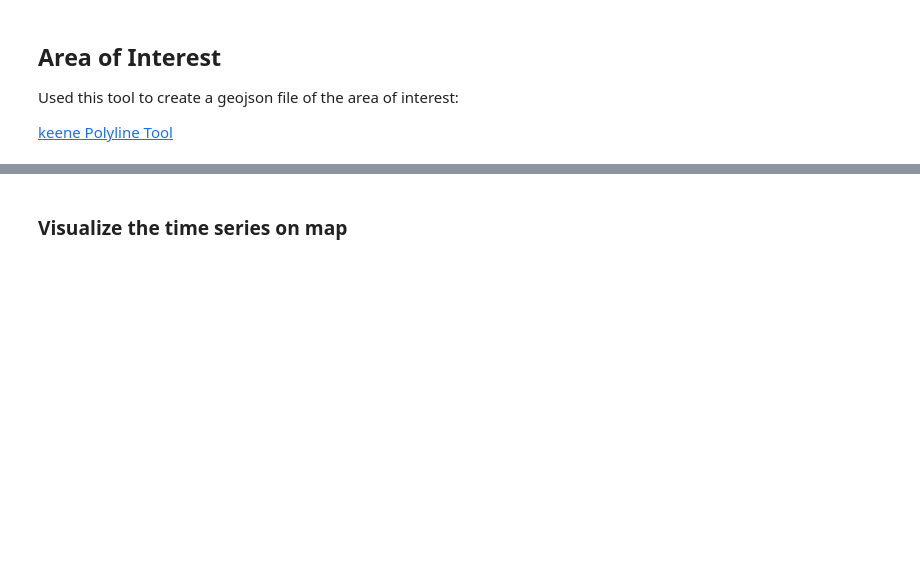
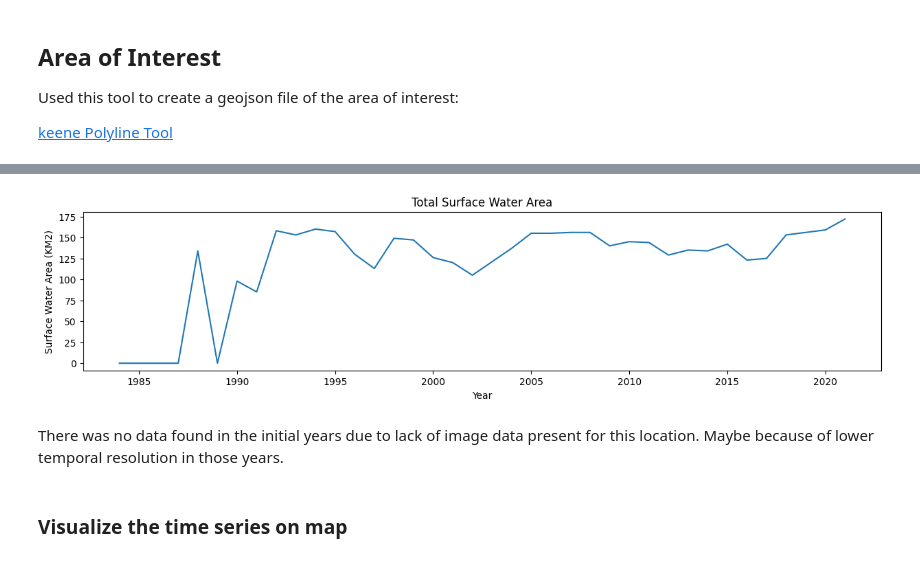
Before and after one commit to kavyajeetbora/monitoring_water_surface_area, a Jupyter notebook: notebooks/monitoring_inland_water_area_v2.ipynb, the cells around one changed output, grey strips where cells are left out. Saved outputs shown, nothing was run; the diff lists cells and outputs as text; code cells hidden in the pictures; blank space fills up the shorter version.

Commit message:
Add - timeseries for total surface water area

```diff
--- a/notebooks/monitoring_inland_water_area_v2.ipynb
+++ b/notebooks/monitoring_inland_water_area_v2.ipynb
@@ -188,5 +53,0 @@ agg_lc.size()
-# %%
-threshold=0
-agg_lc_area = agg_lc.map(lambda x: calculate_surface_water_area(x, geometry, threshold))
-xs,ys = extract_time_series(agg_lc_area)
-fig = plot_time_series(xs,ys)
@@ -194,0 +99,5 @@ fig = plot_time_series(xs,ys)
+# %%
+image_collection = ee.ImageCollection("JRC/GSW1_4/YearlyHistory")\
+.filter(ee.Filter.bounds(geometry))
+
+areaImages = image_collection.map(getWaterSurfaceArea)
@@ -195,3 +108,40 @@ fig = plot_time_series(xs,ys)
+# %%
+def extract_time_series(image_collection, stat='area_km2'):
+    '''
+    Extract timeseries values, the average values and the time
+    here time will be converted to python datetime object
+    It will set as none where average value is not found
+    '''
+
+    image_list = image_collection.getInfo()['features']
+    properties = [img['properties'] for img in image_list]
+
+    xs, ys = [], []
+    for prop in properties:
+        x,y = prop['year'], prop[stat]
+        xs.append(x), ys.append(y)
+
+    return xs, ys
+
+def plot_time_series(x,y):
+    '''
+    Plot the time series given the x - year, y- area for example
+    and return a matplotlib figure
+    '''
+
+    fig,ax = plt.subplots(figsize=(15,3))
+    ax.plot(x,y)
+    ax.set_xlabel("Year")
+    ax.set_ylabel('Surface Water Area (KM2)')
+    ax.set_title("Total Surface Water Area")
+    return fig
+# %%
+xs,ys = extract_time_series(areaImages)
+fig = plot_time_series(xs,ys)
+# %% [output]
+[figure, added]
+# %% [markdown]
+There was no data found in the initial years due to lack of image data present for this location. Maybe because of lower temporal resolution in those years.
 # %% [markdown]
 ### Visualize the time series on map
 # %%
```
Also changed, not shown: parts of 18 cells of this notebook.
